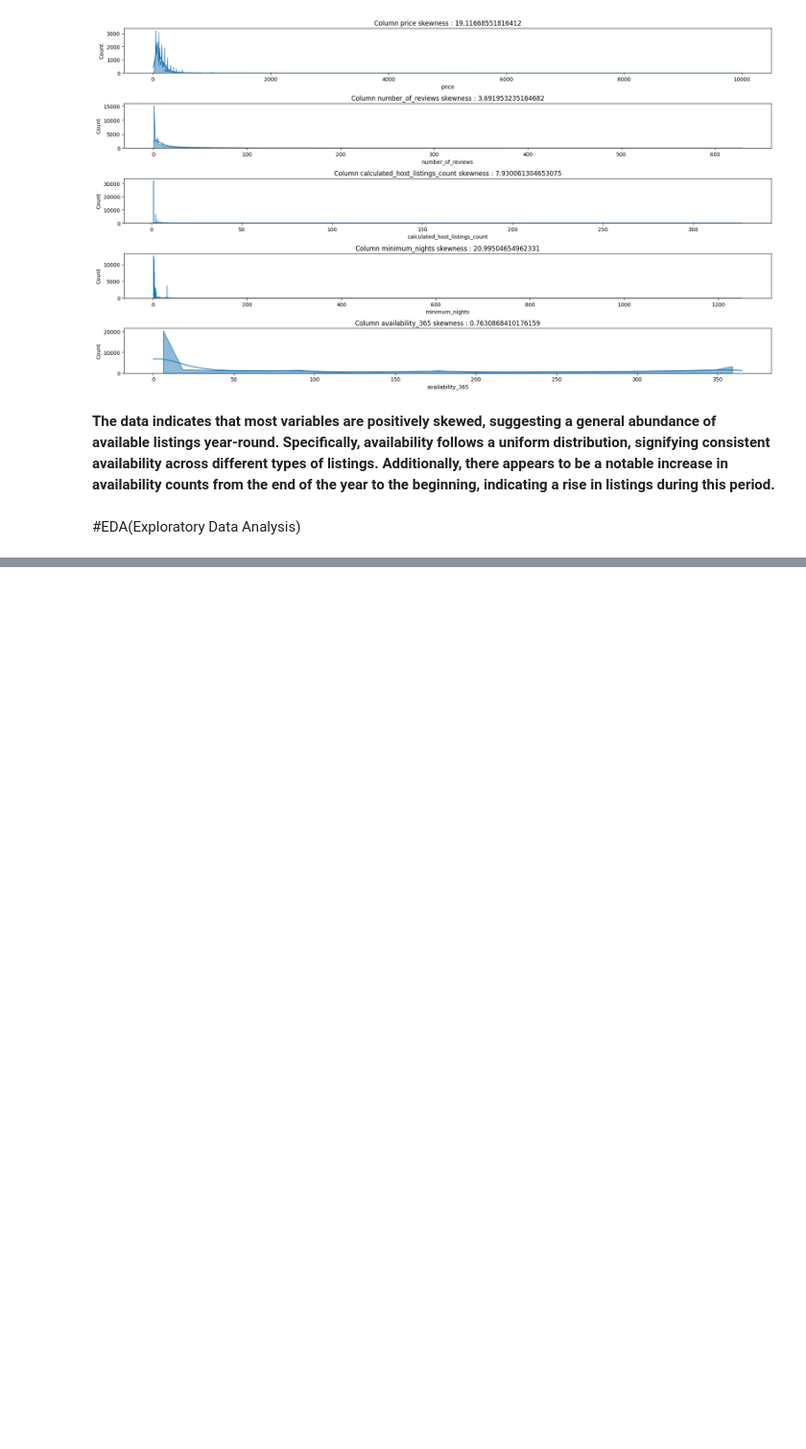
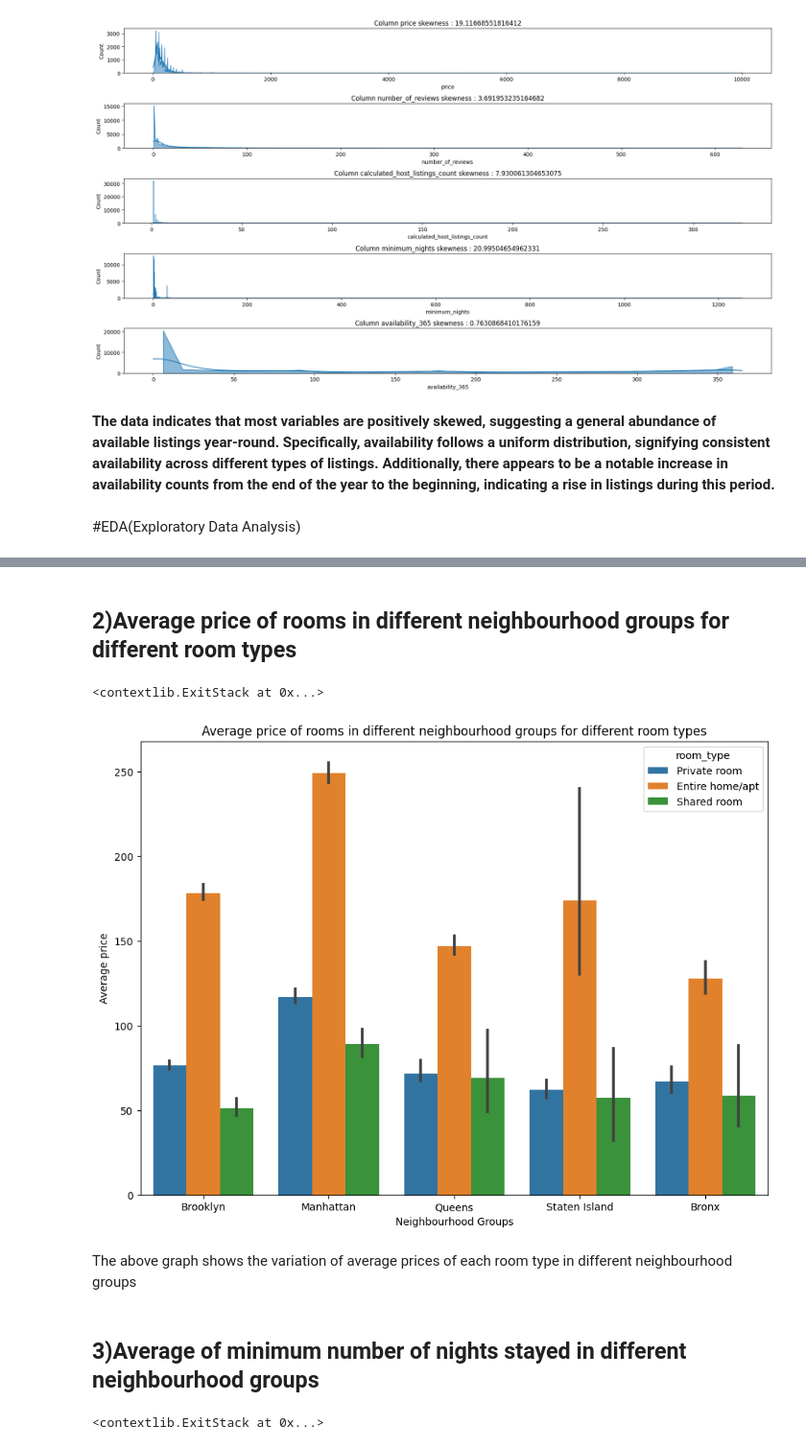
Before and after one commit to Kumarisimran626/EDA_Airbnb_Bookings_Analysis_Capstone_Project., a Jupyter notebook: S_K_EDA_Airbnb_Bookings_Analysis_Capstone_Project.ipynb, the cells around one changed output, grey strips where cells are left out. Shown at 96% size. Saved outputs shown, nothing was run; the diff lists cells and outputs as text; code cells hidden in the pictures; blank space fills up the shorter version.

```diff
--- a/S_K_EDA_Airbnb_Bookings_Analysis_Capstone_Project.ipynb
+++ b/S_K_EDA_Airbnb_Bookings_Analysis_Capstone_Project.ipynb
@@ -308,0 +364,24 @@ plt.tight_layout(h_pad=1, w_pad=0.8)
+# %% [markdown]
+## **2)Average price of rooms in different neighbourhood groups for different room types**
+# %%
+sns.barplot(data=Airbnb_df,x='neighbourhood_group',y='price',hue='room_type')
+plt.title('Average price of rooms in different neighbourhood groups for different room types')
+plt.xlabel('Neighbourhood Groups')
+plt.ylabel('Average price')
+plt.ioff()
+# %% [output]
+<contextlib.ExitStack at 0x...>
+[figure, added]
+# %% [markdown]
+The above graph shows the variation of average prices of each room type in different neighbourhood groups
+# %% [markdown]
+## **3)Average of minimum number of nights stayed in different neighbourhood groups**
+# %%
+#Lets check the variation of minimum nights stayed with different neighbourhood groups and different room types
+sns.barplot(data=Airbnb_df.groupby(['neighbourhood_group','room_type'])['minimum_nights'].mean().reset_index(),x='neighbourhood_group',y='minimum_nights',hue='room_type')
+plt.title('Average of minimum number of nights stayed in different neighbourhood groups')
+plt.xlabel('Neighbourhood groups')
+plt.ylabel('Minimum number of nights stayed')
+plt.ioff()
+# %% [output]
+<contextlib.ExitStack at 0x...>
```
Also changed, not shown: parts of 6 cells of this notebook.
